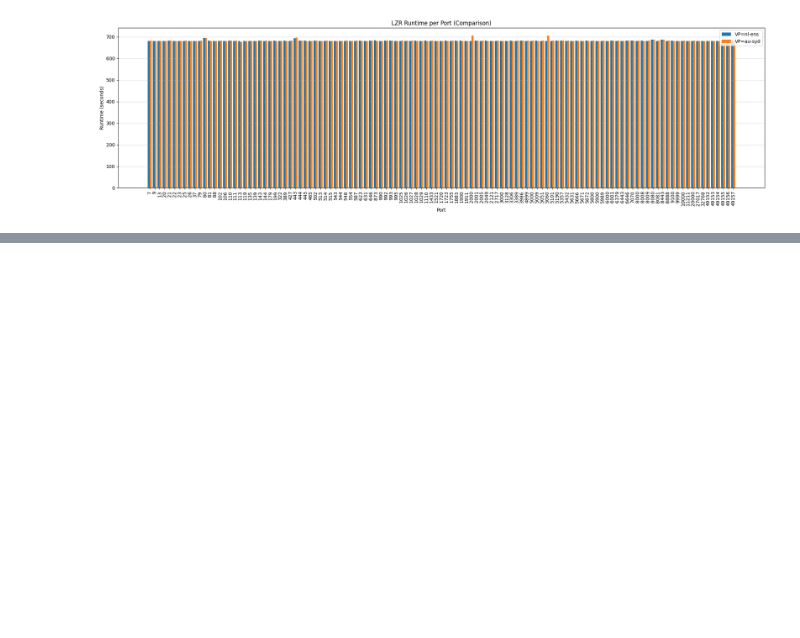
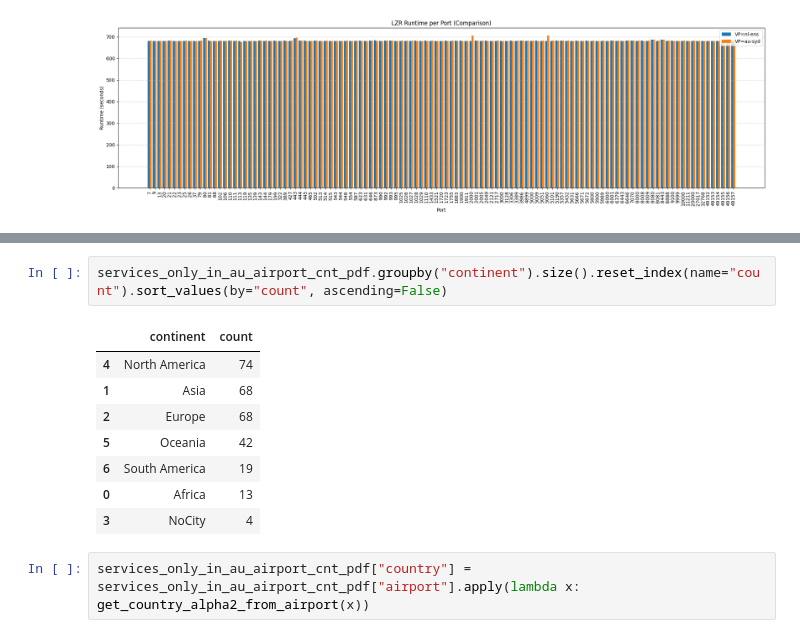
Before and after one commit to gustavoluvizotto/anycast-service-discovery, a Jupyter notebook: measurements/notebooks/local_processing.ipynb, the cells around one changed output, grey strips where cells are left out. Drawn from its saved outputs; the diff is of its cells as text; blank space fills up the shorter version.

```diff
--- a/measurements/notebooks/local_processing.ipynb
+++ b/measurements/notebooks/local_processing.ipynb
@@ -302,0 +392,13 @@ plt.show()
+# %%
+services_only_in_au_airport_cnt_pdf.groupby("continent").size().reset_index(name="count").sort_values(by="count", ascending=False)
+# %% [output]
+|  | continent | count |
+| 4 | North America | 74 |
+| 1 | Asia | 68 |
+| 2 | Europe | 68 |
+| 5 | Oceania | 42 |
+| 6 | South America | 19 |
+| 0 | Africa | 13 |
+| 3 | NoCity | 4 |
+# %%
+services_only_in_au_airport_cnt_pdf["country"] = services_only_in_au_airport_cnt_pdf["airport"].apply(lambda x: get_country_alpha2_from_airport(x))
```
Also changed, not shown: parts of 13 cells of this notebook, 8 other files.
